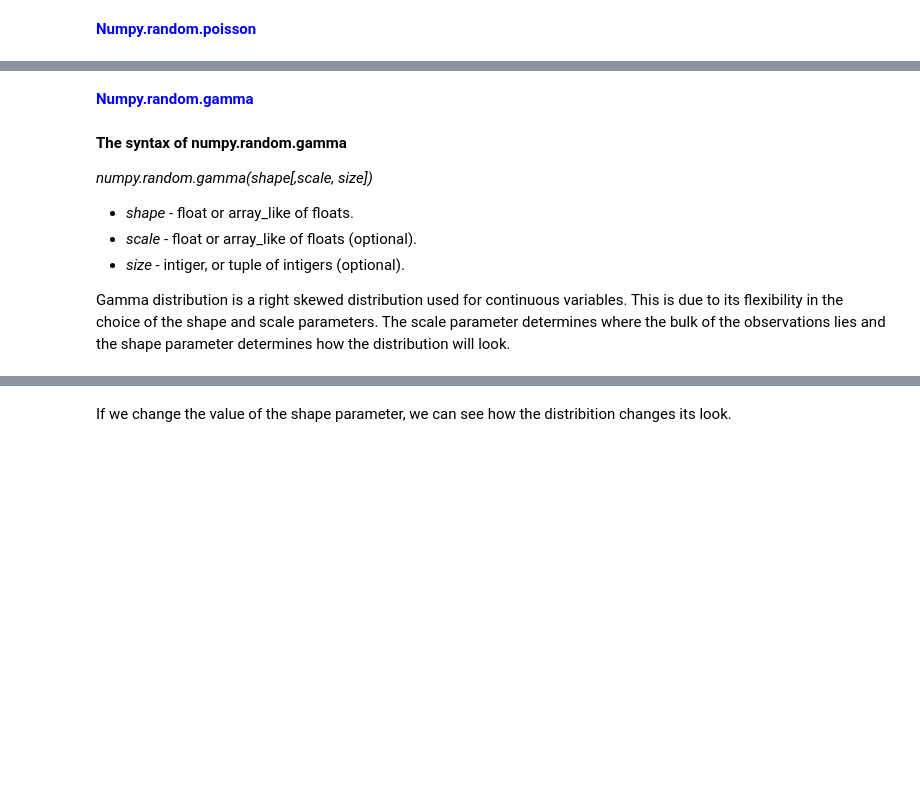
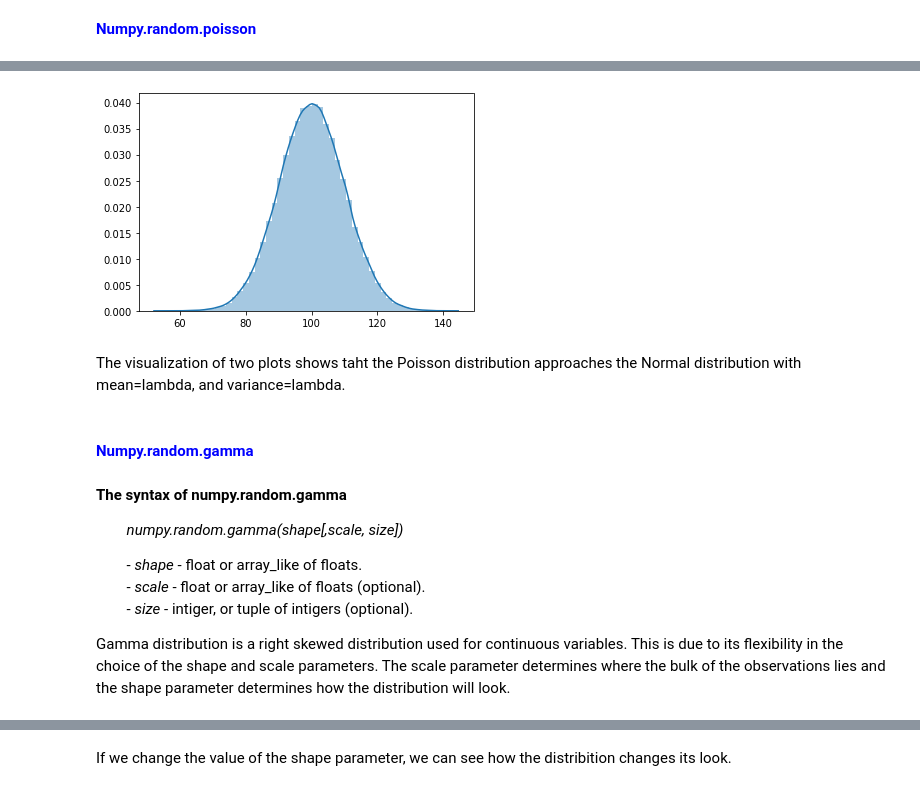
Before and after one commit to JuliaMal/Numpy-random_project, a Jupyter notebook: Numpy-random.ipynb, the cells around one changed output, grey strips where cells are left out. Saved outputs shown, nothing was run; the diff lists cells and outputs as text; code cells hidden in the pictures; blank space fills up the shorter version.

```diff
--- a/Numpy-random.ipynb
+++ b/Numpy-random.ipynb
@@ -331,13 +365,25 @@ plt.show()
+# %%
+#Poisson distribution with mean = 100, SD = 10 and 100000 sample size:
+
+std_normal= np.random.normal(100, 10, 200000)
+sns.distplot(std_normal)
+plt.show()
+# %% [output]
+[figure, added]
+# %% [markdown]
+The visualization of two plots shows taht the Poisson distribution approaches the Normal distribution with mean=lambda, and variance=lambda.
+# %% [markdown]
+<a id='gamma'></a>
 # %% [markdown]
 <font color=blue>__Numpy.random.gamma__</font>
 # %% [markdown]
 __The syntax of numpy.random.gamma__
 
-*numpy.random.gamma(shape[,scale, size])*
+&emsp;&emsp;*numpy.random.gamma(shape[,scale, size])*
 
-- *shape* - float or array_like of floats.
-- *scale* - float or array_like of floats (optional).
-- *size* - intiger, or tuple of intigers (optional).
+&emsp;&emsp;- *shape* - float or array_like of floats. <br>
+&emsp;&emsp;- *scale* - float or array_like of floats (optional). <br>
+&emsp;&emsp;- *size* - intiger, or tuple of intigers (optional). <br>
 
 Gamma distribution is a right skewed distribution used for continuous variables. This is due to its flexibility in the choice of the shape and scale parameters. The scale parameter determines where the bulk of the observations lies and the shape parameter determines how the distribution will look.
 # %%
```
Also changed, not shown: parts of 24 cells of this notebook.
